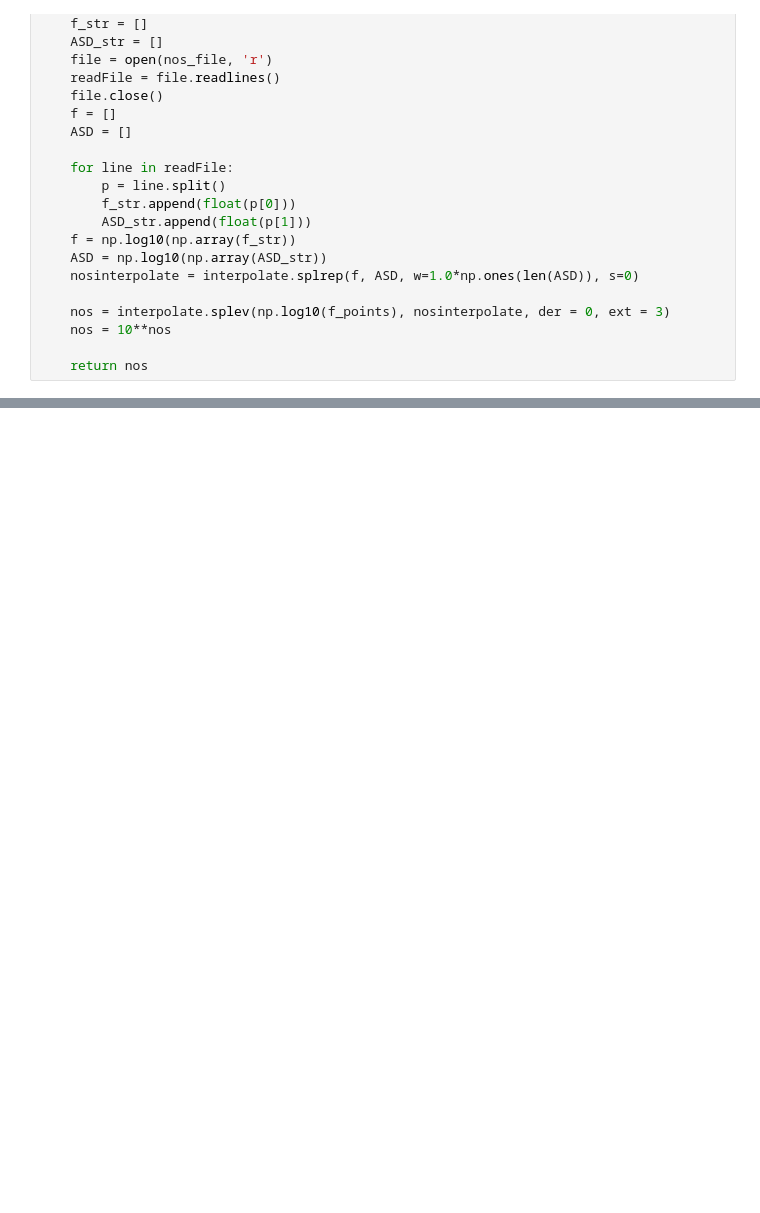
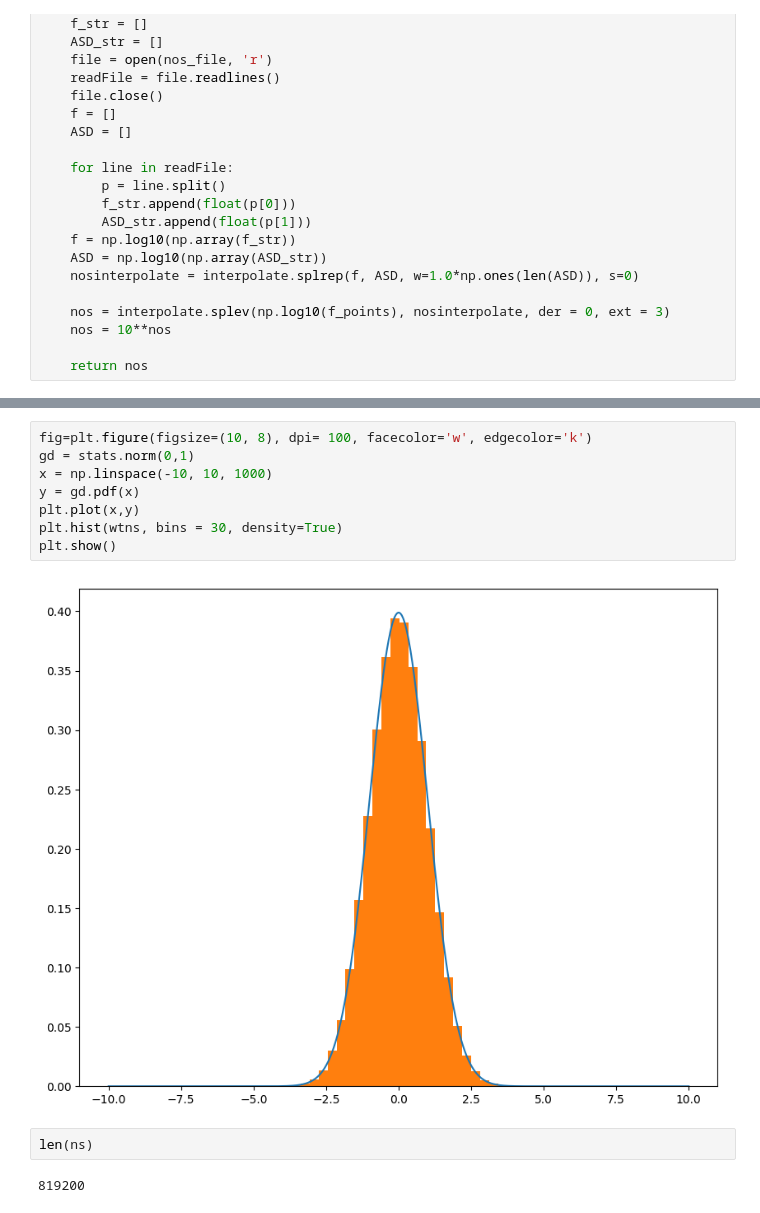
Before and after one commit to manleongchan/SNeML, a Jupyter notebook: Noisegenerator.ipynb, the cells around one changed output, grey strips where cells are left out. Cells and saved outputs as stored; diff of their text form; blank space fills up the shorter version.

```diff
--- a/Noisegenerator.ipynb
+++ b/Noisegenerator.ipynb
@@ -120,0 +167,14 @@ plt.show()
+# %%
+fig=plt.figure(figsize=(10, 8), dpi= 100, facecolor='w', edgecolor='k')
+gd = stats.norm(0,1)
+x = np.linspace(-10, 10, 1000)
+y = gd.pdf(x)
+plt.plot(x,y)
+plt.hist(wtns, bins = 30, density=True)
+plt.show()
+# %% [output]
+[figure, added]
+# %%
+len(ns)
+# %% [output]
+819200
```
Also changed, not shown: parts of 7 cells of this notebook, 1 other file.
